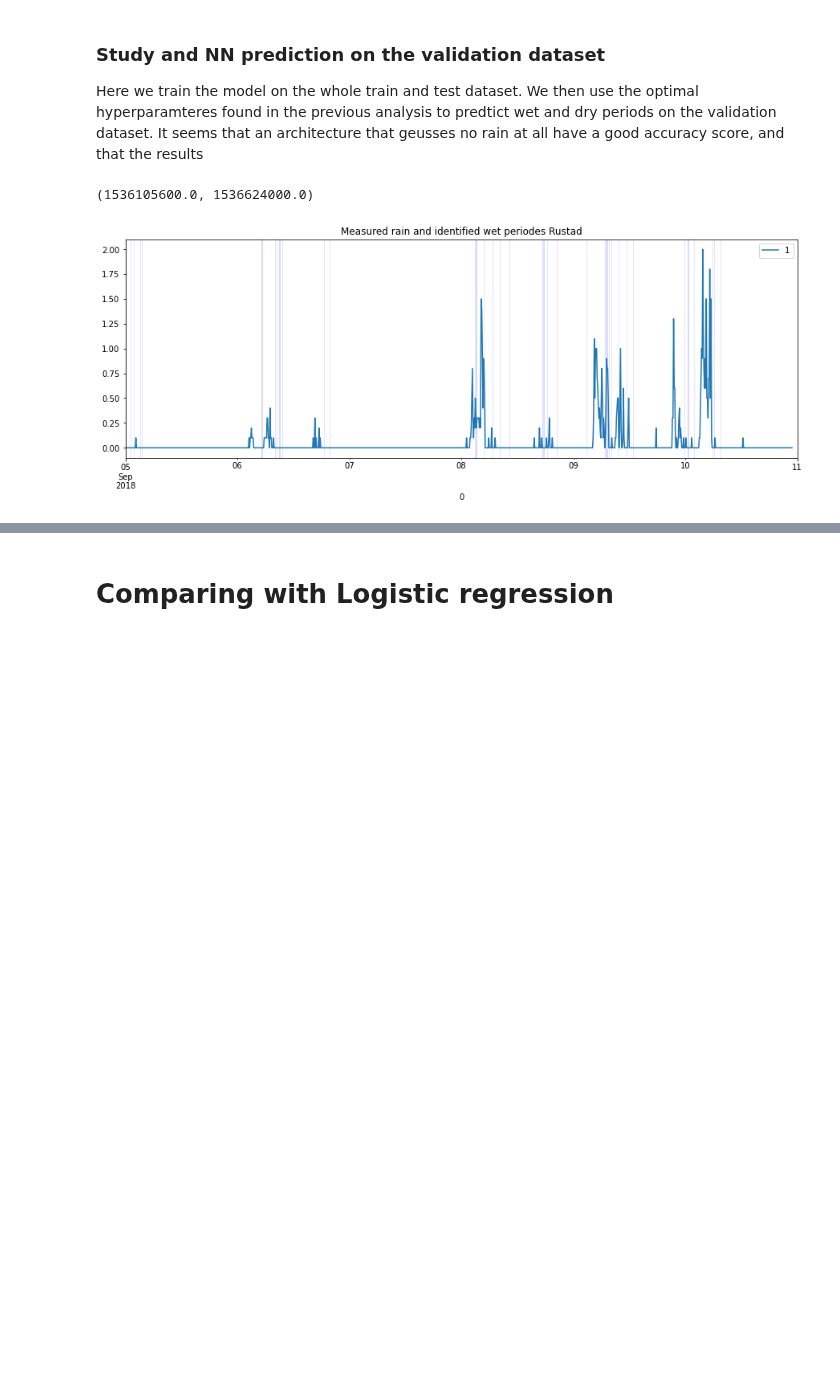
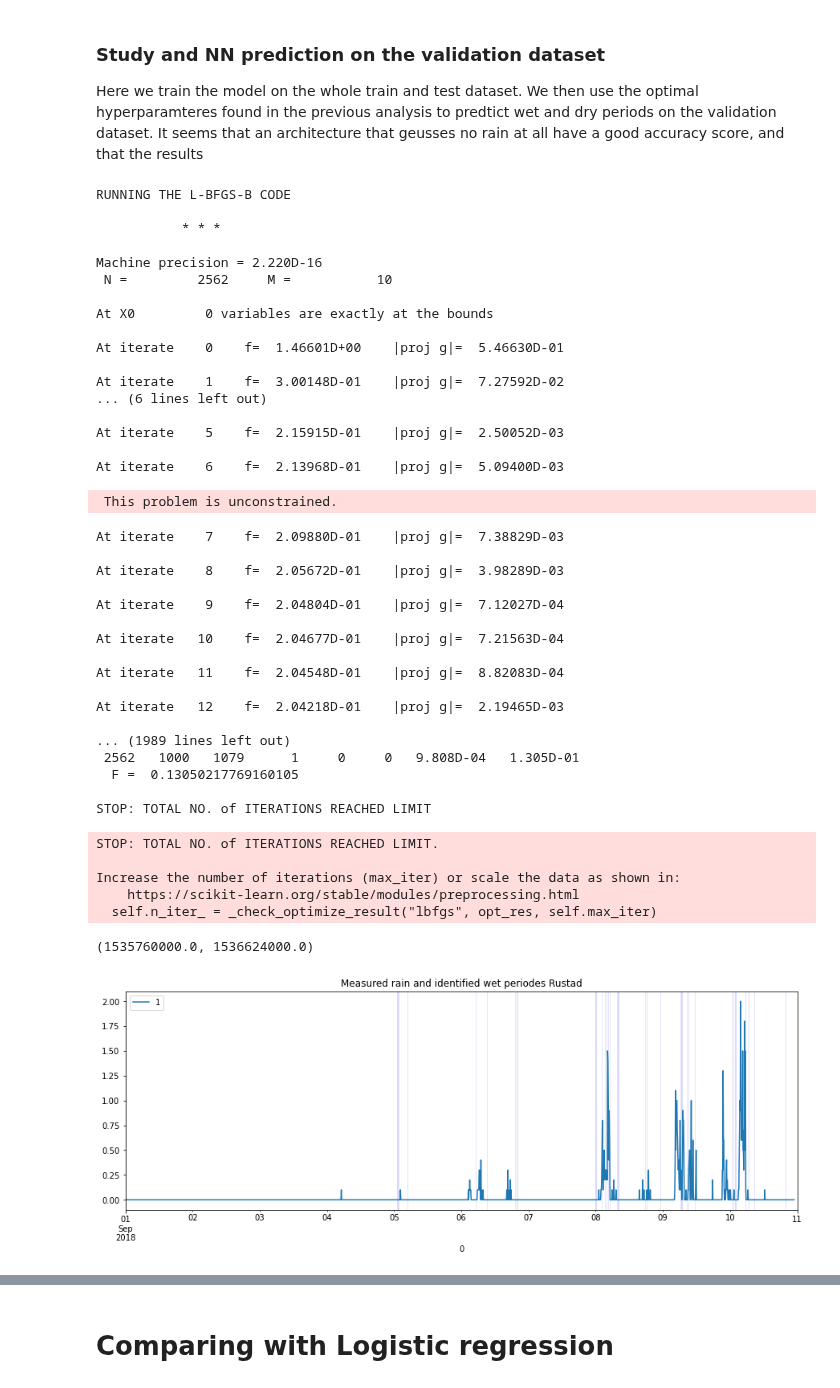
Before and after one commit to eoydvin/FYS-STK4155, a Jupyter notebook: Project_3/Classification_Radar.ipynb, the cells around one changed output, grey strips where cells are left out. Cells and saved outputs as stored; diff of their text form; code cells hidden in the pictures; blank space fills up the shorter version.

```diff
--- a/Project_3/Classification_Radar.ipynb
+++ b/Project_3/Classification_Radar.ipynb
@@ -64,9 +61,9 @@ y_rain = [] # actual rain
 t = [] # time for plotting later
 for time in p_radar.index:
     if time in p_rustad_wet.index:
-        x.append(p_radar.loc[time])
-        y.append(p_rustad_wet.loc[time])
-        y_rain.append(p_rustad.loc[time])
+        x.append(p_radar.loc[time].values)
+        y.append(p_rustad_wet.loc[time].values)
+        y_rain.append(p_rustad.loc[time].values)
         t.append(time)
 x = np.array(x).astype(float)
 y = np.array(y).astype(float)
@@ -258,11 +265,17 @@ Increase the number of iterations (max_iter) or scale the data as shown in:
 Here we train the model on the whole train and test dataset. We then use the optimal hyperparamteres found in the  previous analysis to predtict wet and dry periods on the validation dataset. It seems that an architecture that geusses no rain at all have a good accuracy score, and that the results
 # %%
 onehot = OneHotEncoder(sparse=False)
+
+# interesting fit
+#learning_rate = 0.01 # initial
+#regularization = 0
+#n_epochs = 20000
+#hidden_layer_sizes = [50, 50] #[4, 5]
+
 learning_rate = 0.01 # initial
-regularization = 0
-
-n_epochs = 20000
-hidden_layer_sizes = [50, 50] #[4, 5]
+regularization = 0.4
+n_epochs = 1000
+hidden_layer_sizes = [40, 40] #[4, 5]
 
 y_onehot = onehot.fit_transform(y)
 n_categories = y_onehot.shape[1]
@@ -274,39 +287,79 @@ n_categories = y_onehot.shape[1]
 dnn = MLPClassifier(learning_rate_init=learning_rate,
                     alpha=regularization,
                     max_iter=n_epochs,
-                    activation='relu',
+                    activation='logistic',
                     solver='lbfgs',
-                    verbose = False,
+                    verbose = True,
                     hidden_layer_sizes=hidden_layer_sizes)
 
 dnn.fit(x, y_onehot)
 dnn_ypred = np.argmax(dnn.predict(x_validation), axis = 1) #de one-hot
 
 #####################################################################
 
 precipitation = pd.DataFrame(np.hstack([t_validation.reshape(-1,1), y_rain_val])).set_index(0)
 fig, ax = plt.subplots(figsize = (15, 5))
 precipitation.plot(ax=ax)
 ax.set_title("Measured rain and identified wet periodes Rustad")
 
 wet_start = []
 wet_end = []
 # start and end of wet periodes
 for i in range(len(dnn_ypred)):
     # start of wet period
     if dnn_ypred[i - 1] == 0 and dnn_ypred[i] != 0:
         wet_start.append(i)
     # start of dry period
     if dnn_ypred[i] != 0 and dnn_ypred[i + 1] == 0:
         wet_end.append(i)
 
 # Plot shaded area for each wet event
 for wet_start_i, wet_end_i in zip(wet_start, wet_end):
     ax.axvspan(t_validation[wet_start_i], t_validation[wet_end_i], color='b', alpha=0.1)
 
 ax.set_xlim(pd.Timestamp('2018-09-01'), pd.Timestamp('2018-09-11'))
 # %% [output]
-(1536105600.0, 1536624000.0)
+RUNNING THE L-BFGS-B CODE
+
+           * * *
+
+Machine precision = 2.220D-16
+ N =         2562     M =           10
+
+At X0         0 variables are exactly at the bounds
+
+At iterate    0    f=  1.46601D+00    |proj g|=  5.46630D-01
+
+At iterate    1    f=  3.00148D-01    |proj g|=  7.27592D-02
+... (6 lines left out)
+
+At iterate    5    f=  2.15915D-01    |proj g|=  2.50052D-03
+
+At iterate    6    f=  2.13968D-01    |proj g|=  5.09400D-03
+ This problem is unconstrained.
+At iterate    7    f=  2.09880D-01    |proj g|=  7.38829D-03
+
+At iterate    8    f=  2.05672D-01    |proj g|=  3.98289D-03
+
+At iterate    9    f=  2.04804D-01    |proj g|=  7.12027D-04
+
+At iterate   10    f=  2.04677D-01    |proj g|=  7.21563D-04
+
+At iterate   11    f=  2.04548D-01    |proj g|=  8.82083D-04
+
+At iterate   12    f=  2.04218D-01    |proj g|=  2.19465D-03
+
+... (1989 lines left out)
+ 2562   1000   1079      1     0     0   9.808D-04   1.305D-01
+  F =  0.13050217769160105
+
+STOP: TOTAL NO. of ITERATIONS REACHED LIMIT
+STOP: TOTAL NO. of ITERATIONS REACHED LIMIT.
+
+Increase the number of iterations (max_iter) or scale the data as shown in:
+    https://scikit-learn.org/stable/modules/preprocessing.html
+  self.n_iter_ = _check_optimize_result("lbfgs", opt_res, self.max_iter)
+(1535760000.0, 1536624000.0)
-[figure, old version]
+[figure, new version]
 # %%
 # accuracy score on validation dataset
```
Also changed, not shown: parts of 12 cells of this notebook, 1 other file.
